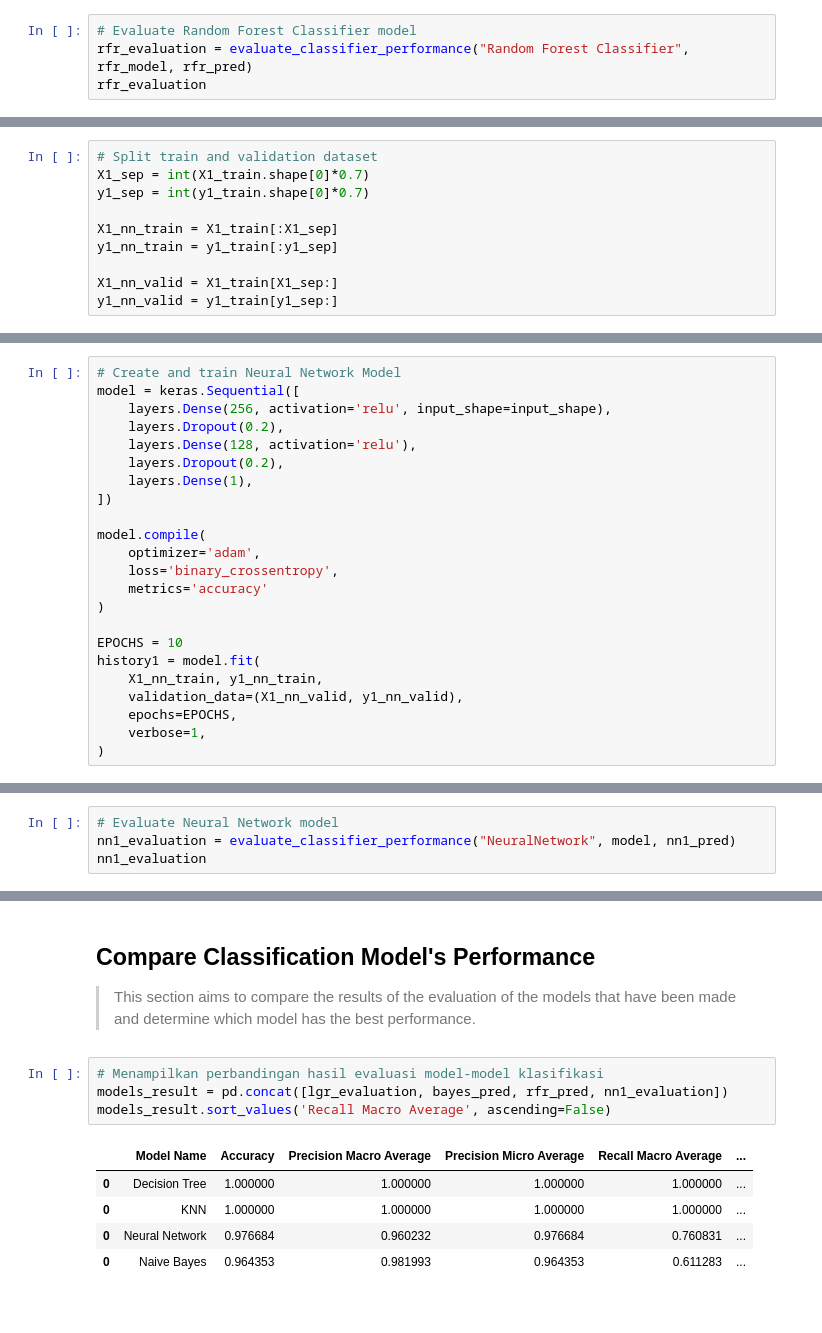
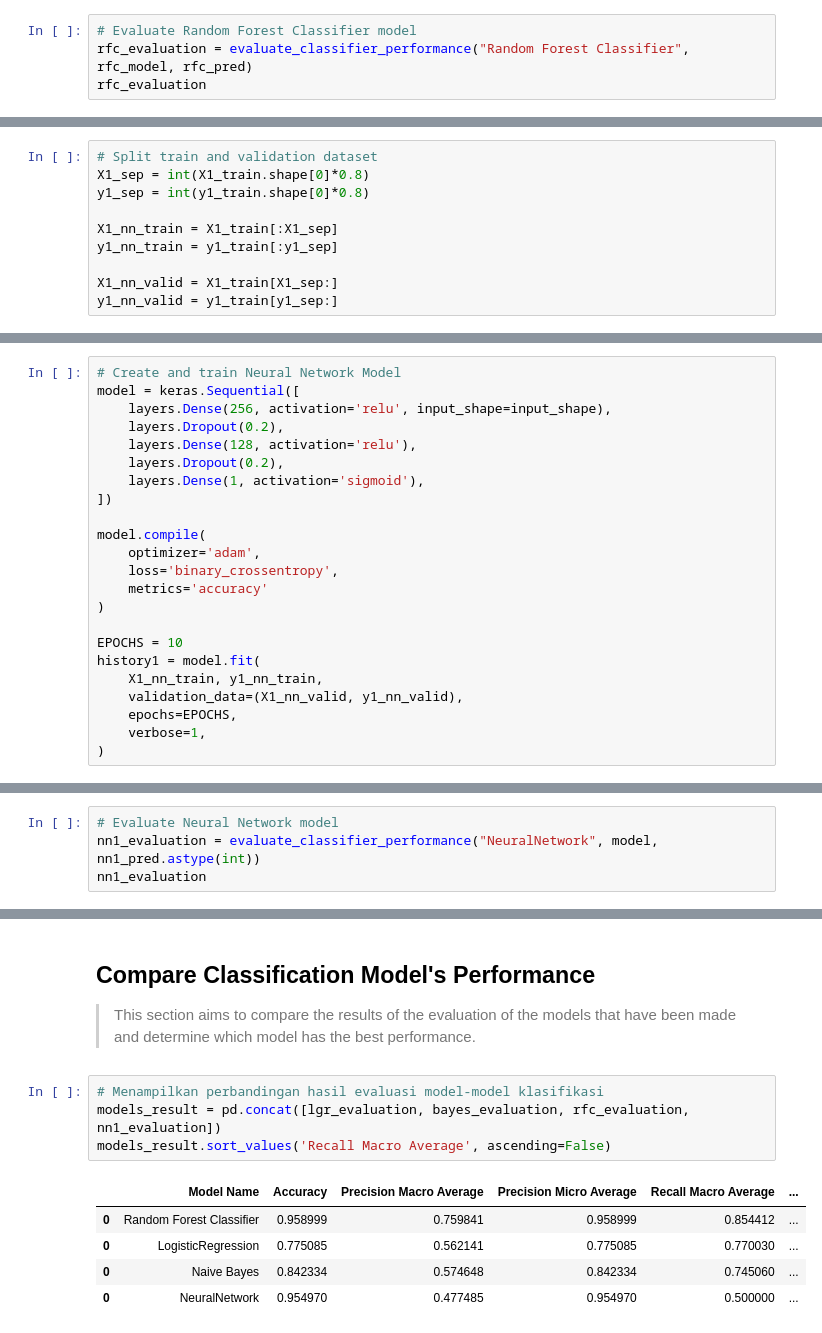
Before and after one commit to danielfsimangunsong/craiglist-sales-prediction, a Jupyter notebook: Craiglist_Sales_Prediction.ipynb, the cells around one changed output, grey strips where cells are left out. Cells and saved outputs as stored; diff of their text form.

Commit message:
Fix neural network on fraud prediction

```diff
--- a/Craiglist_Sales_Prediction.ipynb
+++ b/Craiglist_Sales_Prediction.ipynb
@@ -696,6 +707,6 @@ rfr_pred = rfr_model.predict(X1_test)
 # %%
 # Evaluate Random Forest Classifier model
-rfr_evaluation = evaluate_classifier_performance("Random Forest Classifier", rfr_model, rfr_pred)
-rfr_evaluation
+rfc_evaluation = evaluate_classifier_performance("Random Forest Classifier", rfc_model, rfc_pred)
+rfc_evaluation
 # %% [output]
 |  | Model Name | Accuracy | Precision Macro Average | Precision Micro Average | Recall Macro Average | ... |
@@ -710,8 +721,8 @@ from tensorflow.keras import layers
 from tensorflow.keras import callbacks
 # %%
 # Split train and validation dataset
-X1_sep = int(X1_train.shape[0]*0.7)
-y1_sep = int(y1_train.shape[0]*0.7)
+X1_sep = int(X1_train.shape[0]*0.8)
+y1_sep = int(y1_train.shape[0]*0.8)
 
 X1_nn_train = X1_train[:X1_sep]
 y1_nn_train = y1_train[:y1_sep]
@@ -727,7 +738,7 @@ model = keras.Sequential([
     layers.Dropout(0.2),
     layers.Dense(128, activation='relu'),
     layers.Dropout(0.2),
-    layers.Dense(1),
+    layers.Dense(1, activation='sigmoid'),
 ])
 
 model.compile(
@@ -788,5 +789,5 @@ array([[0.03419462],
 # %%
 # Evaluate Neural Network model
-nn1_evaluation = evaluate_classifier_performance("NeuralNetwork", model, nn1_pred)
+nn1_evaluation = evaluate_classifier_performance("NeuralNetwork", model, nn1_pred.astype(int))
 nn1_evaluation
 # %% [output]
@@ -796,11 +798,11 @@ ValueError: ignored
 > This section aims to compare the results of the evaluation of the models that have been made and determine which model has the best performance.
 # %%
 # Menampilkan perbandingan hasil evaluasi model-model klasifikasi
-models_result = pd.concat([lgr_evaluation, bayes_pred, rfr_pred, nn1_evaluation])
+models_result = pd.concat([lgr_evaluation, bayes_evaluation, rfc_evaluation, nn1_evaluation])
 models_result.sort_values('Recall Macro Average', ascending=False)
 # %% [output]
 |  | Model Name | Accuracy | Precision Macro Average | Precision Micro Average | Recall Macro Average | ... |
-| 0 | Decision Tree | 1.000000 | 1.000000 | 1.000000 | 1.000000 | ... |
-| 0 | KNN | 1.000000 | 1.000000 | 1.000000 | 1.000000 | ... |
-| 0 | Neural Network | 0.976684 | 0.960232 | 0.976684 | 0.760831 | ... |
-| 0 | Naive Bayes | 0.964353 | 0.981993 | 0.964353 | 0.611283 | ... |
+| 0 | Random Forest Classifier | 0.958999 | 0.759841 | 0.958999 | 0.854412 | ... |
+| 0 | LogisticRegression | 0.775085 | 0.562141 | 0.775085 | 0.770030 | ... |
+| 0 | Naive Bayes | 0.842334 | 0.574648 | 0.842334 | 0.745060 | ... |
+| 0 | NeuralNetwork | 0.954970 | 0.477485 | 0.954970 | 0.500000 | ... |
```
Also changed, not shown: parts of 10 cells of this notebook.
